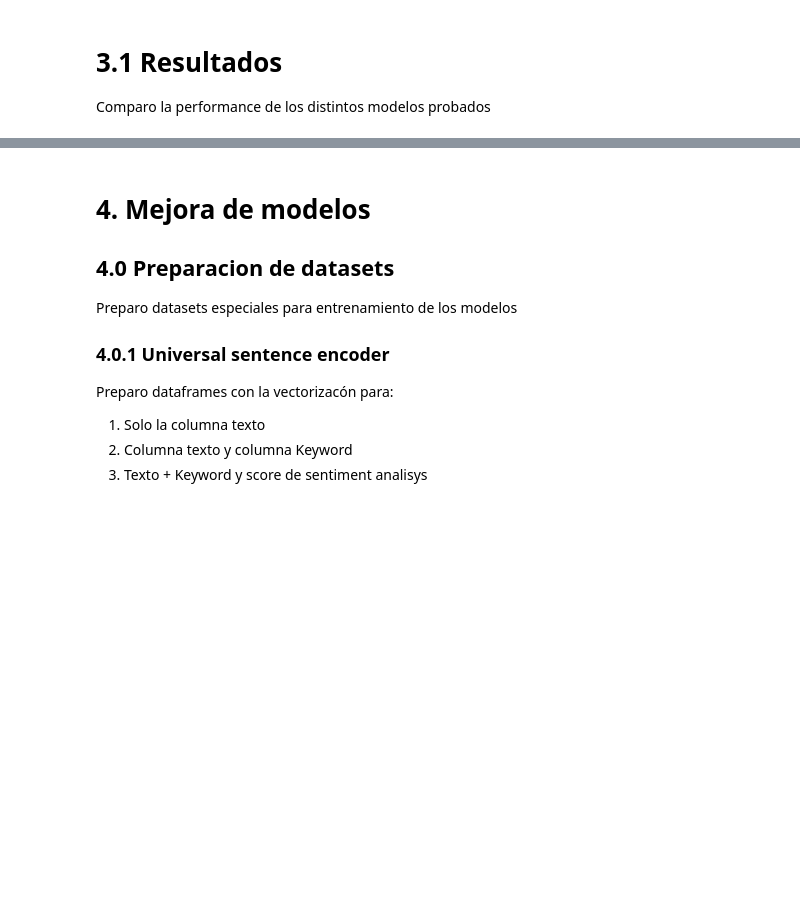
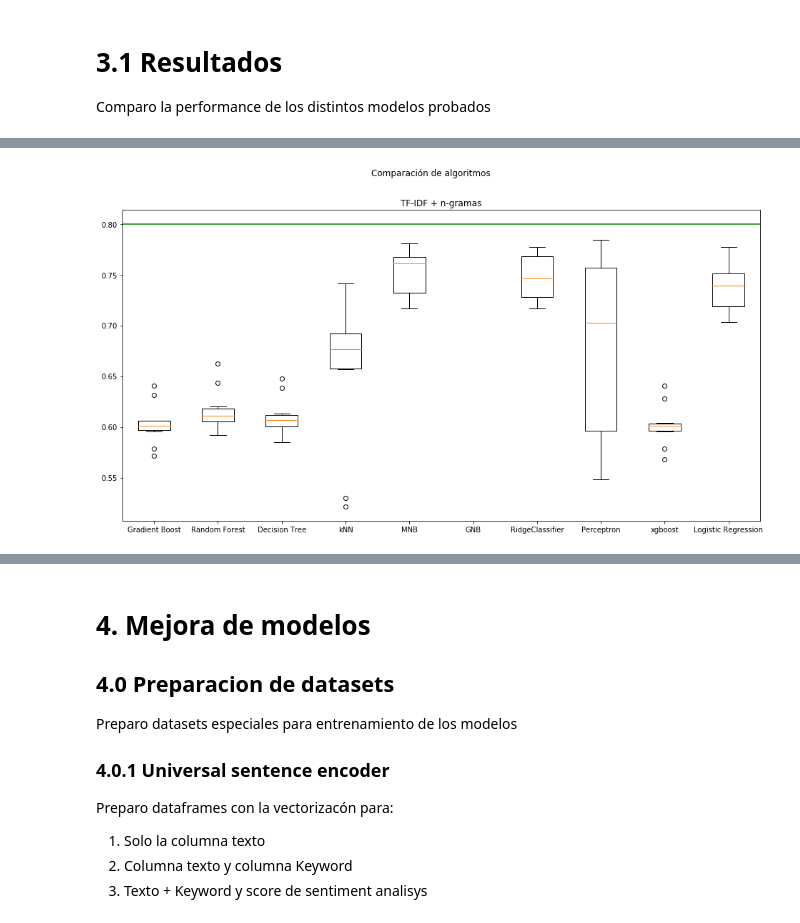
Before and after one commit to vnbarr/75.06-Datos, a Jupyter notebook: notebooks/TP2.ipynb, the cells around one changed output, grey strips where cells are left out. Cells and saved outputs as stored; diff of their text form; code cells hidden in the pictures; blank space fills up the shorter version.

```diff
--- a/notebooks/TP2.ipynb
+++ b/notebooks/TP2.ipynb
@@ -795,0 +660,6 @@ usetf_results.sort_values(by=["Prec. test","AUC score"],ascending=(False,False))
+# %%
+#Datos para TF-IDF + n-gramas
+x_train_ng_tf, x_test_ng_tf, y_train_ng_tf, y_test_ng_tf = train_test_split(train_ng_tf,tweets_train.target,test_size=0.2,random_state=2020)
+graph_classifier(x_train_ng_tf, y_train_ng_tf,"TF-IDF + n-gramas",modelsDict)
+# %% [output]
+[figure, added]
```
Also changed, not shown: parts of 57 cells of this notebook.
